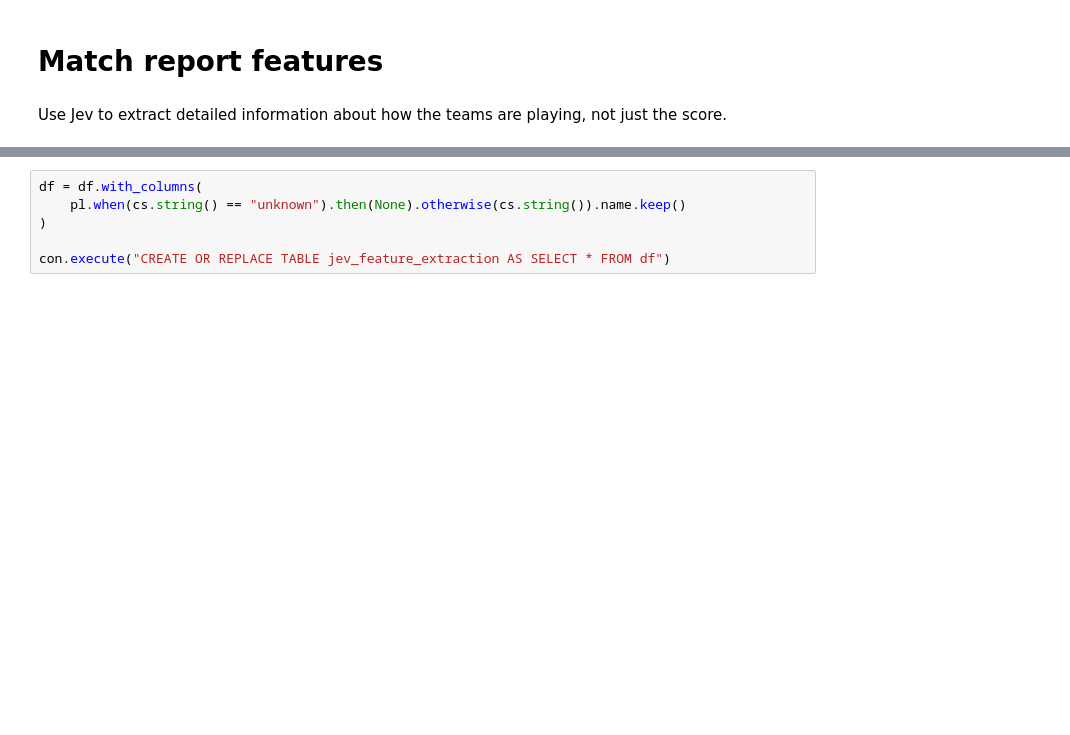
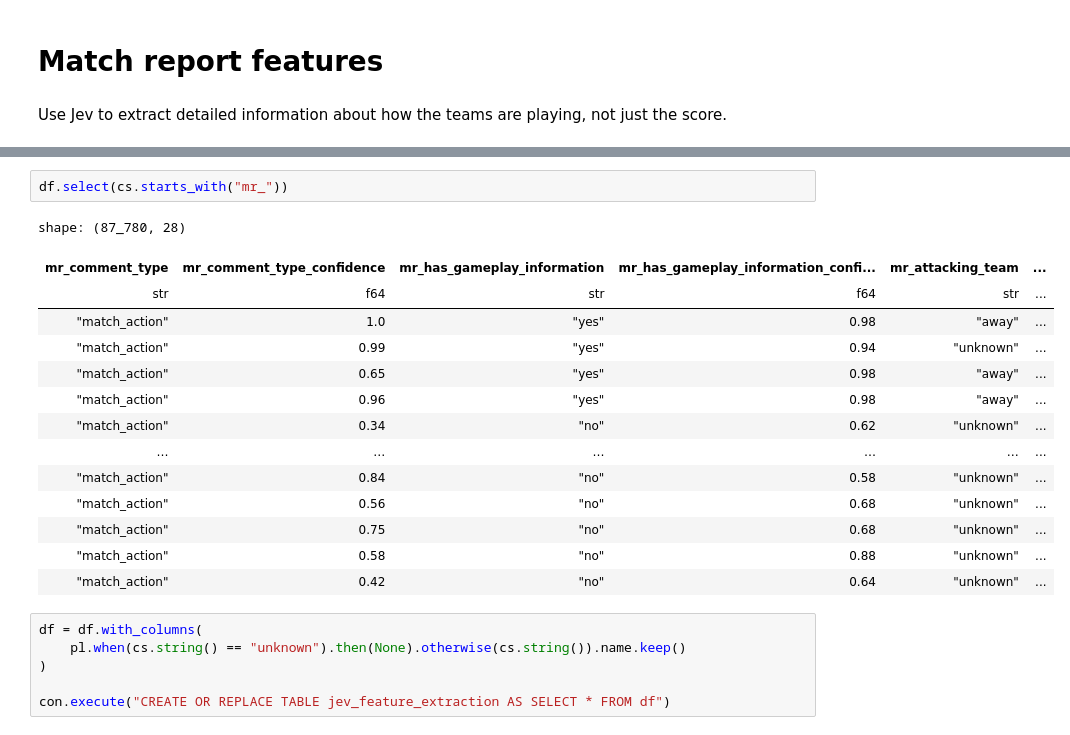
Before and after one commit to PolarsDude/brann_ticket_sales_forecasting, a Jupyter notebook: jev_experiments.ipynb, the cells around one changed output, grey strips where cells are left out. Saved outputs shown, nothing was run; the diff lists cells and outputs as text; blank space fills up the shorter version.

```diff
--- a/jev_experiments.ipynb
+++ b/jev_experiments.ipynb
@@ -280,3 +254,20 @@ shape: (87_780, 35)
+# %%
+df.select(cs.starts_with("mr_"))
+# %% [output]
+shape: (87_780, 28)
+| mr_comment_type | mr_comment_type_confidence | mr_has_gameplay_information | mr_has_gameplay_information_confi... | mr_attacking_team | ... |
+| str | f64 | str | f64 | str | ... |
+| "match_action" | 1.0 | "yes" | 0.98 | "away" | ... |
+| "match_action" | 0.99 | "yes" | 0.94 | "unknown" | ... |
+| "match_action" | 0.65 | "yes" | 0.98 | "away" | ... |
+| "match_action" | 0.96 | "yes" | 0.98 | "away" | ... |
+| "match_action" | 0.34 | "no" | 0.62 | "unknown" | ... |
+| … | … | … | … | … | ... |
+| "match_action" | 0.84 | "no" | 0.58 | "unknown" | ... |
+| "match_action" | 0.56 | "no" | 0.68 | "unknown" | ... |
+| "match_action" | 0.75 | "no" | 0.68 | "unknown" | ... |
+| "match_action" | 0.58 | "no" | 0.88 | "unknown" | ... |
+| "match_action" | 0.42 | "no" | 0.64 | "unknown" | ... |
 # %%
 df = df.with_columns(
     pl.when(cs.string() == "unknown").then(None).otherwise(cs.string()).name.keep()
```
Also changed, not shown: parts of 4 cells of this notebook, 1 other file.
